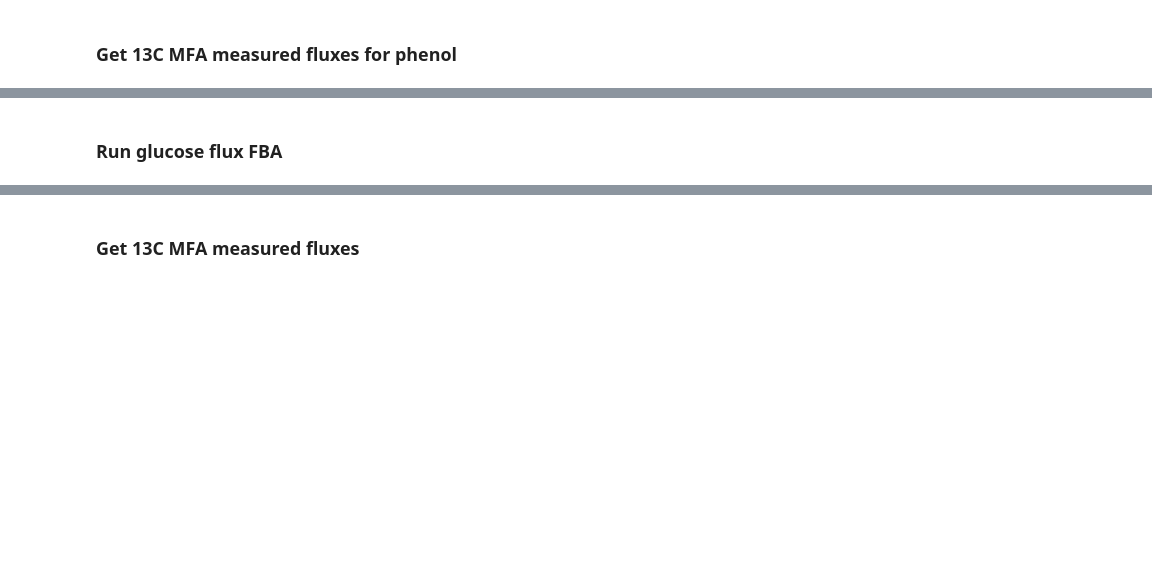
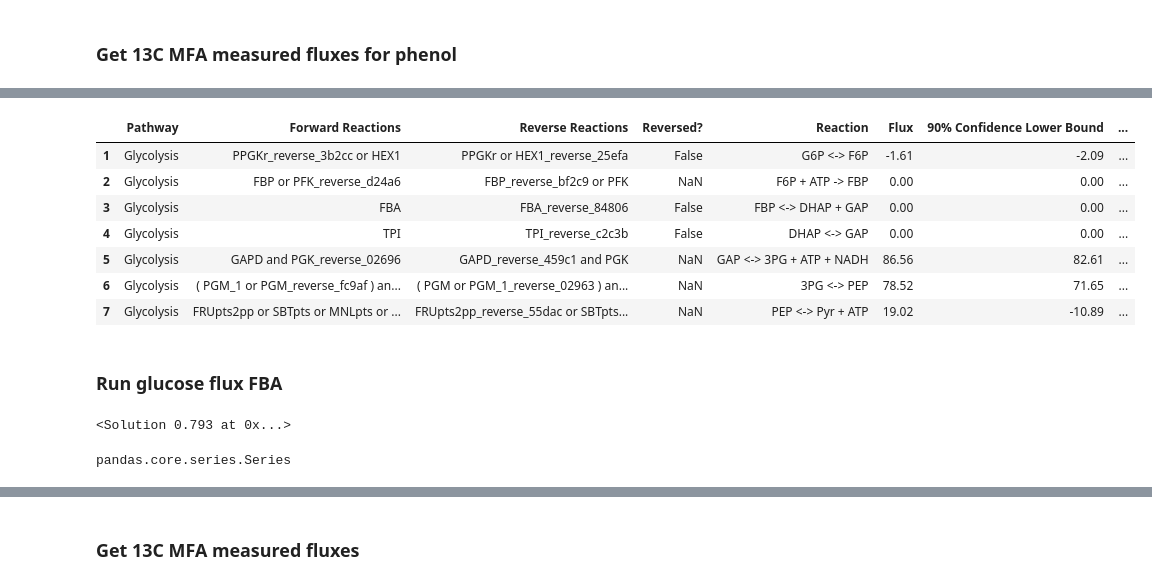
Before and after one commit to LBLQMM/RhodococcusGSM, a Jupyter notebook: Biodesign_gr/notebooks/G_flux_comparisons.ipynb, the cells around one changed output, grey strips where cells are left out. Cells and saved outputs as stored; diff of their text form; code cells hidden in the pictures; blank space fills up the shorter version.

Commit message:
Added to flux comparison notebook

```diff
--- a/Biodesign_gr/notebooks/G_flux_comparisons.ipynb
+++ b/Biodesign_gr/notebooks/G_flux_comparisons.ipynb
@@ -65,11 +65,30 @@ glucose_fluxes
 102 rows × 9 columns
+# %%
+test_df = glucose_fluxes[glucose_fluxes['Pathway'] == 'Glycolysis']
+test_df
+# %% [output]
+|  | Pathway | Forward Reactions | Reverse Reactions | Reversed? | Reaction | Flux | 90% Confidence Lower Bound | ... |
+| 1 | Glycolysis | PPGKr_reverse_3b2cc or HEX1 | PPGKr or HEX1_reverse_25efa | False | G6P <-> F6P | -1.61 | -2.09 | ... |
+| 2 | Glycolysis | FBP or PFK_reverse_d24a6 | FBP_reverse_bf2c9 or PFK | NaN | F6P + ATP -> FBP | 0.00 | 0.00 | ... |
+| 3 | Glycolysis | FBA | FBA_reverse_84806 | False | FBP <-> DHAP + GAP | 0.00 | 0.00 | ... |
+| 4 | Glycolysis | TPI | TPI_reverse_c2c3b | False | DHAP <-> GAP | 0.00 | 0.00 | ... |
+| 5 | Glycolysis | GAPD and PGK_reverse_02696 | GAPD_reverse_459c1 and PGK | NaN | GAP <-> 3PG + ATP + NADH | 86.56 | 82.61 | ... |
+| 6 | Glycolysis | ( PGM_1 or PGM_reverse_fc9af ) an... | ( PGM or PGM_1_reverse_02963 ) an... | NaN | 3PG <-> PEP | 78.52 | 71.65 | ... |
+| 7 | Glycolysis | FRUpts2pp or SBTpts or MNLpts or ... | FRUpts2pp_reverse_55dac or SBTpts... | NaN | PEP <-> Pyr + ATP | 19.02 | -10.89 | ... |
 # %% [markdown]
 ### Run glucose flux FBA
 # %%
-model.objective = "Growth"
 with model:
+    model.objective = 'Growth_Glucose'
     medium = model.medium
     medium["EX_glc__D_e"] = 10.0
     model.medium = medium
     solution = model.optimize()
-    print(solution)
+
+print(solution)
+# %% [output]
+<Solution 0.793 at 0x...>
+# %%
+type(solution.fluxes)
+# %% [output]
+pandas.core.series.Series
```
Also changed, not shown: parts of 8 cells of this notebook, 2 other files.
